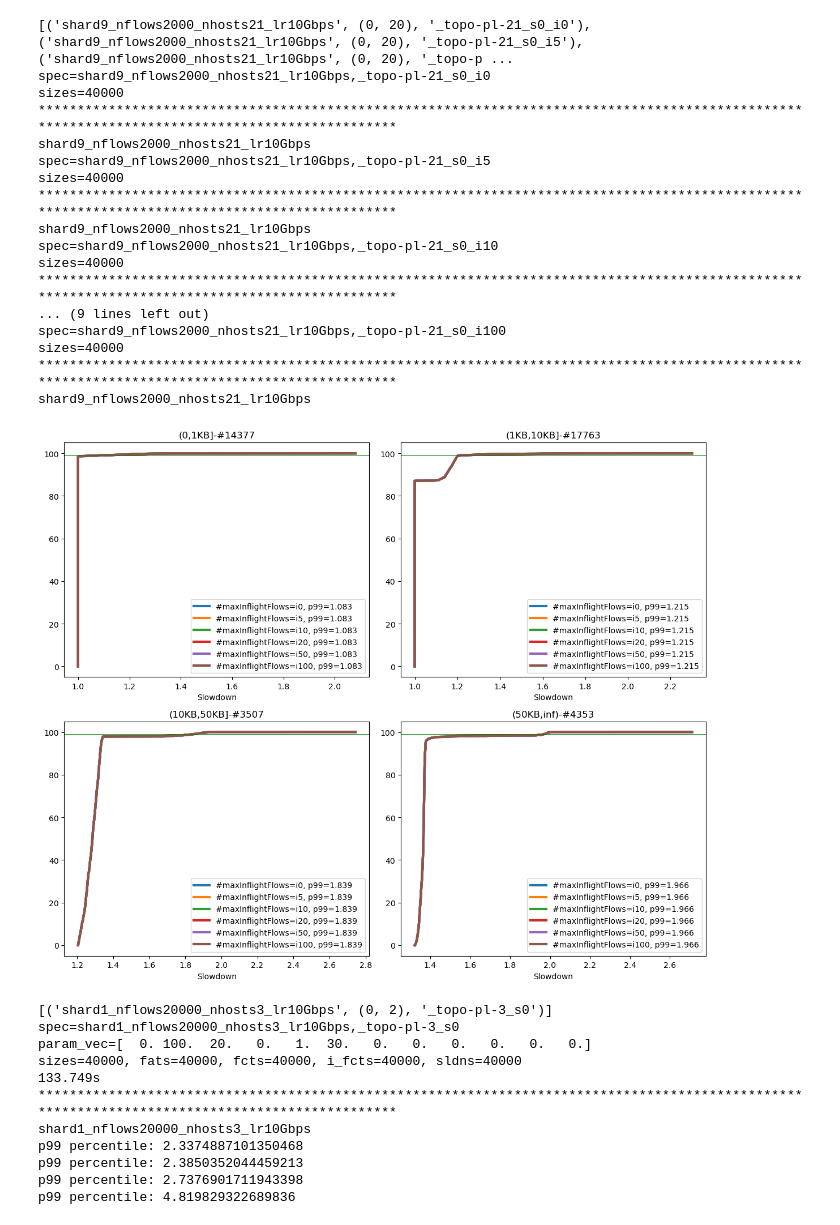
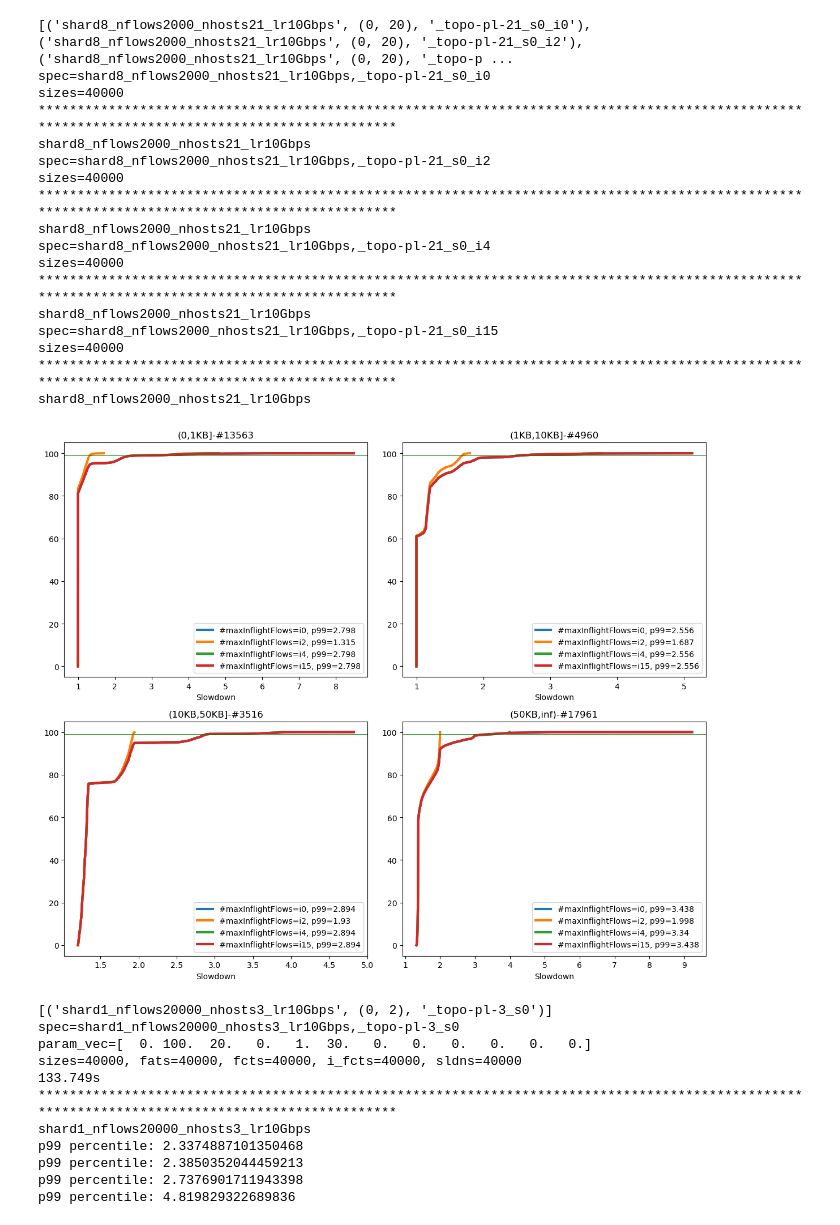
Before and after one commit to kwzhao/High-Precision-Congestion-Control, a Jupyter notebook: analysis/plt_path_check.ipynb, the cells around one changed output. Drawn from its saved outputs; the diff is of its cells as text; code cells hidden in the pictures.

Commit message:
finish close-lopp test

```diff
--- a/analysis/plt_path_check.ipynb
+++ b/analysis/plt_path_check.ipynb
@@ -137,7 +137,7 @@ CC_DICT = {
 CC_LIST=list(CC_DICT.keys())
 # %%
 
-dir_input_synthetic="/data2/lichenni/path_perflow_busy_empirical_close"
+dir_input_synthetic="/data2/lichenni/path_perflow_busy_close_empirical"
 dir_input_str=""
 
 topo_type="_topo-pl-x_"
@@ -147,13 +147,13 @@ dir_input=dir_input_synthetic
 
 data_list=[]
 # for shard in np.arange(1):
-for shard in [9]:
+for shard in [8]:
     for n_flows in [2000]:
         for n_hosts in [21]:
             # for dctcp_k in [5000,9000,15000,18000,22000,27000,30000]:
             # for shard_seed in np.arange(20):
             for shard_seed in [0]:
-                for max_inflight_flows in [0, 5, 10, 20, 50, 100]:
+                for max_inflight_flows in [0, 2,4, 15]:
                     topo_type_cur=topo_type.replace("-x_",f"-{n_hosts}_")+"s%d_i%d"%(shard_seed,max_inflight_flows)
                     spec=f"shard{shard}_nflows{n_flows}_nhosts{n_hosts}_lr{lr}Gbps{dir_input_str}"
                     dir_input_tmp = f"{dir_input}/{spec}"
@@ -199,43 +199,43 @@ for spec_idx,(spec,src_dst_pair_target,topo_type) in enumerate(data_list):
     print("************************************************************************************************************************************************")
     print(f'{spec}')
     for i in range(len(labels)):
         gt = np.extract(bins==i, sldns)
         # print(f"p99 percentile: {np.percentile(gt,99)}")
         # sample_list=sorted(np.random.choice(np.arange(len(gt)),np.min([len(gt),100000]),replace=False))
         sample_list=np.arange(len(gt))
         plt.subplot(2, 2, i + 1)
         plt.title(f"{labels[i]}-#{len(gt)}")
         if(len(gt)==0): continue
         # plt.xlim([0, 16])
         p99=np.round(np.percentile(gt,99),3)
         plt.plot(np.sort(gt)[sample_list], (np.arange(len(gt))/len(gt)*100)[sample_list], label=f"#maxInflightFlows={max_inflight_flows}, p99={p99}", linewidth=3)
 
         plt.axhline(99, color='green', linewidth=0.5)
         # plt.xscale('log')
         plt.xlabel('Slowdown')
         plt.legend(loc='lower right')
         # plt.ylim([80, 100])
     plt.tight_layout()
 fig_index+=1
 # %% [output]
-[('shard9_nflows2000_nhosts21_lr10Gbps', (0, 20), '_topo-pl-21_s0_i0'), ('shard9_nflows2000_nhosts21_lr10Gbps', (0, 20), '_topo-pl-21_s0_i5'), ('shard9_nflows2000_nhosts21_lr10Gbps', (0, 20), '_topo-p ...
-spec=shard9_nflows2000_nhosts21_lr10Gbps,_topo-pl-21_s0_i0
+[('shard8_nflows2000_nhosts21_lr10Gbps', (0, 20), '_topo-pl-21_s0_i0'), ('shard8_nflows2000_nhosts21_lr10Gbps', (0, 20), '_topo-pl-21_s0_i2'), ('shard8_nflows2000_nhosts21_lr10Gbps', (0, 20), '_topo-p ...
+spec=shard8_nflows2000_nhosts21_lr10Gbps,_topo-pl-21_s0_i0
 sizes=40000
 ************************************************************************************************************************************************
-shard9_nflows2000_nhosts21_lr10Gbps
-spec=shard9_nflows2000_nhosts21_lr10Gbps,_topo-pl-21_s0_i5
+shard8_nflows2000_nhosts21_lr10Gbps
+spec=shard8_nflows2000_nhosts21_lr10Gbps,_topo-pl-21_s0_i2
 sizes=40000
 ************************************************************************************************************************************************
-shard9_nflows2000_nhosts21_lr10Gbps
-spec=shard9_nflows2000_nhosts21_lr10Gbps,_topo-pl-21_s0_i10
+shard8_nflows2000_nhosts21_lr10Gbps
+spec=shard8_nflows2000_nhosts21_lr10Gbps,_topo-pl-21_s0_i4
 sizes=40000
 ************************************************************************************************************************************************
-... (9 lines left out)
-spec=shard9_nflows2000_nhosts21_lr10Gbps,_topo-pl-21_s0_i100
+shard8_nflows2000_nhosts21_lr10Gbps
+spec=shard8_nflows2000_nhosts21_lr10Gbps,_topo-pl-21_s0_i15
 sizes=40000
 ************************************************************************************************************************************************
-shard9_nflows2000_nhosts21_lr10Gbps
+shard8_nflows2000_nhosts21_lr10Gbps
-[figure, old version]
+[figure, new version]
 # %%
 DELAY_PROPAGATION_BASE = 1000  # 1us
 LINK_TO_DELAY_DICT={
```
Also changed, not shown: 1 other file.
